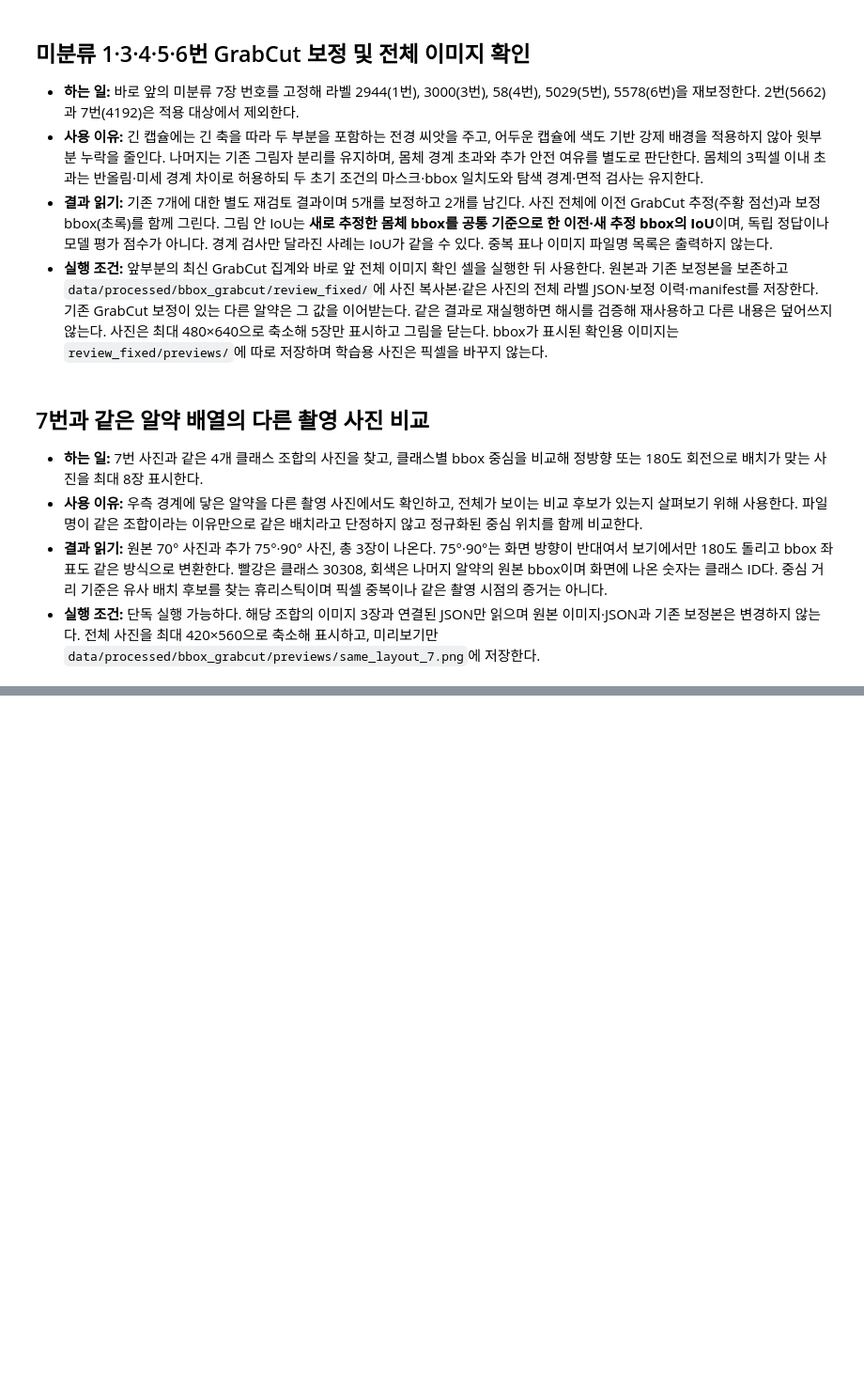
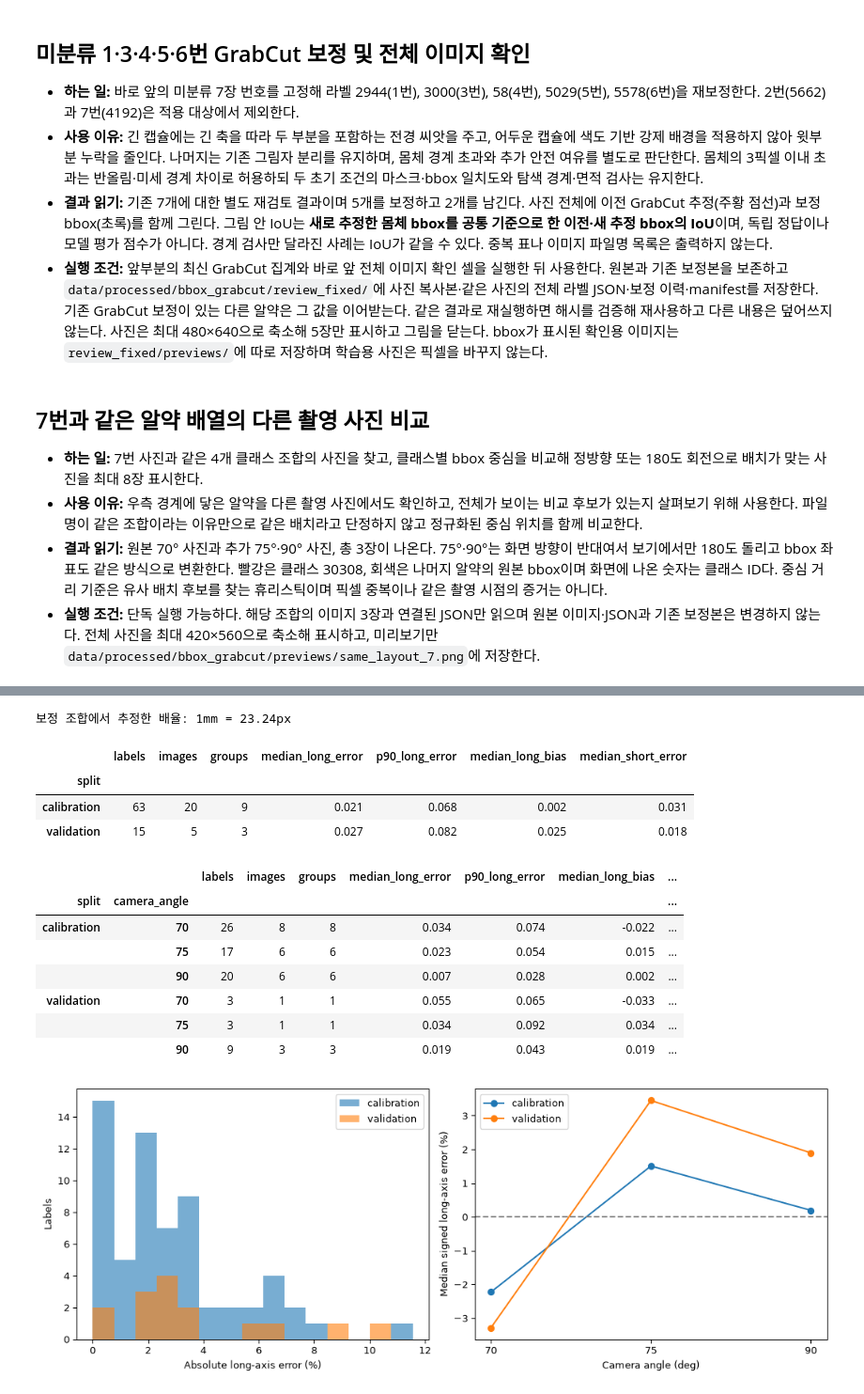
Before and after one commit to def-uk/pill-bbox, a Jupyter notebook: notebooks/JJAM99_eda.ipynb, the cells around one changed output, grey strips where cells are left out. Shown at 94% size. Saved outputs shown, nothing was run; the diff lists cells and outputs as text; code cells hidden in the pictures; blank space fills up the shorter version.

```diff
--- a/notebooks/JJAM99_eda.ipynb
+++ b/notebooks/JJAM99_eda.ipynb
@@ -4744,0 +4993,79 @@ plt.close(fig)
+# %%
+size_results = size_measurements.copy()
+size_results["metadata_valid"] = (
+    size_results["long_mm"].notna()
+    & size_results["short_mm"].notna()
+    & size_results["long_mm"].ge(size_results["short_mm"])
+)
+size_usable = size_results["status"].eq("estimated") & size_results["metadata_valid"]
+size_calibration = size_results.loc[size_usable & size_results["split"].eq("calibration")].copy()
+size_calibration["long_px_per_mm"] = size_calibration["long_px"] / size_calibration["long_mm"]
+size_group_scales = size_calibration.groupby("group")["long_px_per_mm"].median()
+if len(size_group_scales) < 2:
+    raise ValueError("유효한 보정 조합이 2개 미만입니다. 측정 상태와 크기 메타데이터를 확인하세요.")
+SIZE_EDA_PX_PER_MM = float(size_group_scales.median())
+for axis in ["long", "short"]:
+    size_results[f"expected_{axis}_px"] = size_results[f"{axis}_mm"] * SIZE_EDA_PX_PER_MM
+    size_results[f"estimated_{axis}_mm"] = size_results[f"{axis}_px"] / SIZE_EDA_PX_PER_MM
+    size_results[f"{axis}_signed_error"] = (
+        size_results[f"{axis}_px"] / size_results[f"expected_{axis}_px"] - 1
+    ).where(size_usable)
+    size_results[f"{axis}_relative_error"] = size_results[f"{axis}_signed_error"].abs()
+size_results["review_candidate"] = (
+    ~size_usable
+    | size_results["long_relative_error"].ge(SIZE_EDA_ERROR_THRESHOLD)
+    | size_results["short_relative_error"].ge(SIZE_EDA_ERROR_THRESHOLD)
+)
+
+
+def size_error_summary(table: pd.DataFrame, by: list[str]) -> pd.DataFrame:
+    """유효한 측정의 오차와 이를 지원하는 사진·촬영 조합 수를 집계한다."""
+    valid = table.loc[table["long_relative_error"].notna()]
+    return valid.groupby(by, dropna=False).agg(
+        labels=("annotation_id", "size"),
+        images=("file_name", "nunique"),
+        groups=("group", "nunique"),
+        median_long_error=("long_relative_error", "median"),
+        p90_long_error=("long_relative_error", lambda values: values.quantile(0.9)),
+        median_long_bias=("long_signed_error", "median"),
+        median_short_error=("short_relative_error", "median"),
+    )
+
+
+print(f"보정 조합에서 추정한 배율: 1mm = {SIZE_EDA_PX_PER_MM:.2f}px")
+display(size_error_summary(size_results, ["split"]).round(3))
+size_angle_errors = size_error_summary(size_results, ["split", "camera_angle"])
+display(size_angle_errors.round(3))
+size_figure, size_axes = plt.subplots(1, 2, figsize=(11, 4), dpi=95, layout="constrained")
+size_valid = size_results.loc[size_usable]
+size_bins = np.linspace(0, max(0.1, size_valid["long_relative_error"].max()), 16)
+for split, rows in size_valid.groupby("split"):
+    size_axes[0].hist(
+        rows["long_relative_error"] * 100, bins=size_bins * 100, alpha=0.6, label=split
+    )
+for split, rows in size_angle_errors.reset_index().groupby("split"):
+    size_axes[1].plot(
+        rows["camera_angle"].astype(str), rows["median_long_bias"] * 100, "o-", label=split
+    )
+size_axes[0].set(xlabel="Absolute long-axis error (%)", ylabel="Labels")
+size_axes[1].set(xlabel="Camera angle (deg)", ylabel="Median signed long-axis error (%)")
+size_axes[1].axhline(0, color="gray", linestyle="--")
+for ax in size_axes:
+    ax.legend()
+plt.show()
+plt.close(size_figure)
+# %% [output]
+보정 조합에서 추정한 배율: 1mm = 23.24px
+|  | labels | images | groups | median_long_error | p90_long_error | median_long_bias | median_short_error |
+| split |  |  |  |  |  |  |  |
+| calibration | 63 | 20 | 9 | 0.021 | 0.068 | 0.002 | 0.031 |
+| validation | 15 | 5 | 3 | 0.027 | 0.082 | 0.025 | 0.018 |
+|  |  | labels | images | groups | median_long_error | p90_long_error | median_long_bias | ... |
+| split | camera_angle |  |  |  |  |  |  | ... |
+| calibration | 70 | 26 | 8 | 8 | 0.034 | 0.074 | -0.022 | ... |
+|  | 75 | 17 | 6 | 6 | 0.023 | 0.054 | 0.015 | ... |
+|  | 90 | 20 | 6 | 6 | 0.007 | 0.028 | 0.002 | ... |
+| validation | 70 | 3 | 1 | 1 | 0.055 | 0.065 | -0.033 | ... |
+|  | 75 | 3 | 1 | 1 | 0.034 | 0.092 | 0.034 | ... |
+|  | 90 | 9 | 3 | 3 | 0.019 | 0.043 | 0.019 | ... |
+[figure, added]
```
Also changed, not shown: parts of 14 cells of this notebook.
